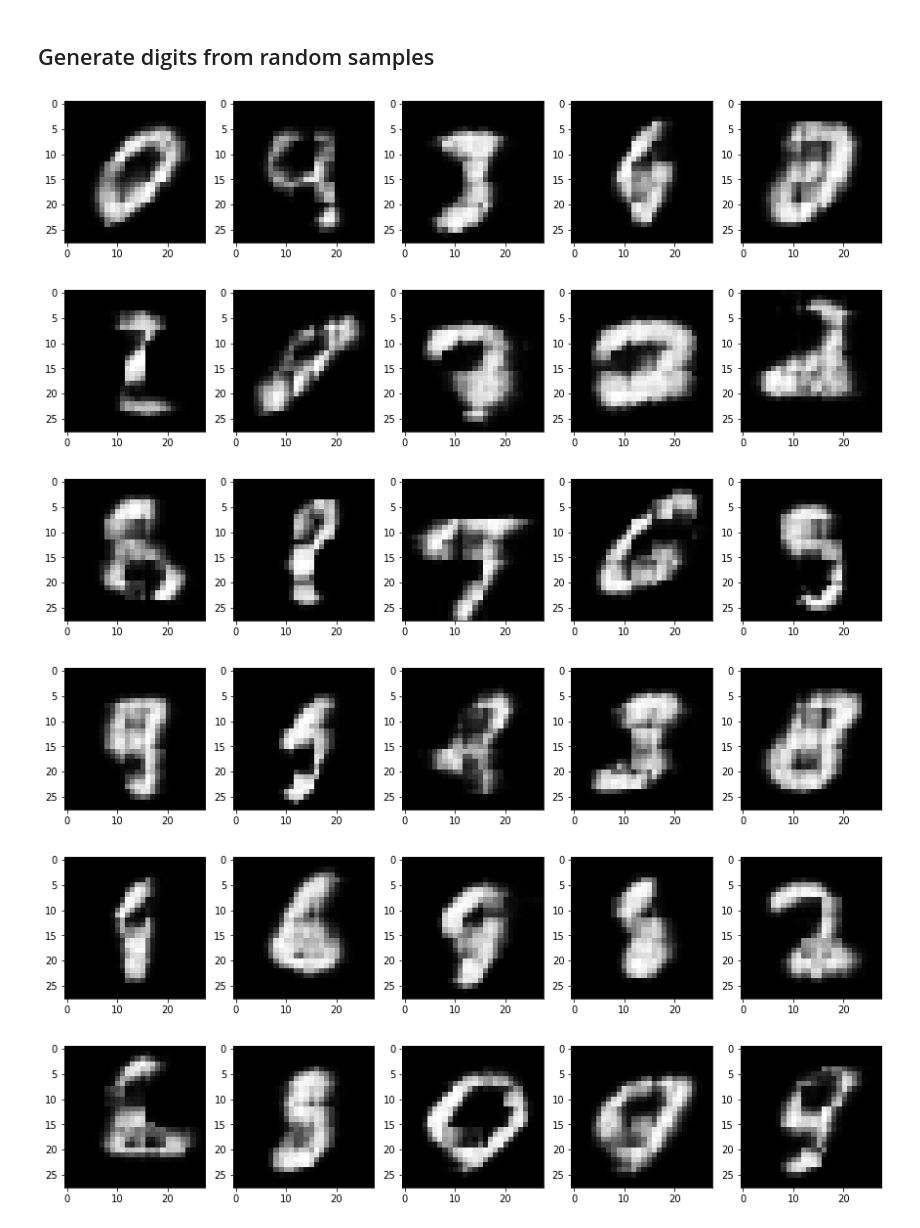
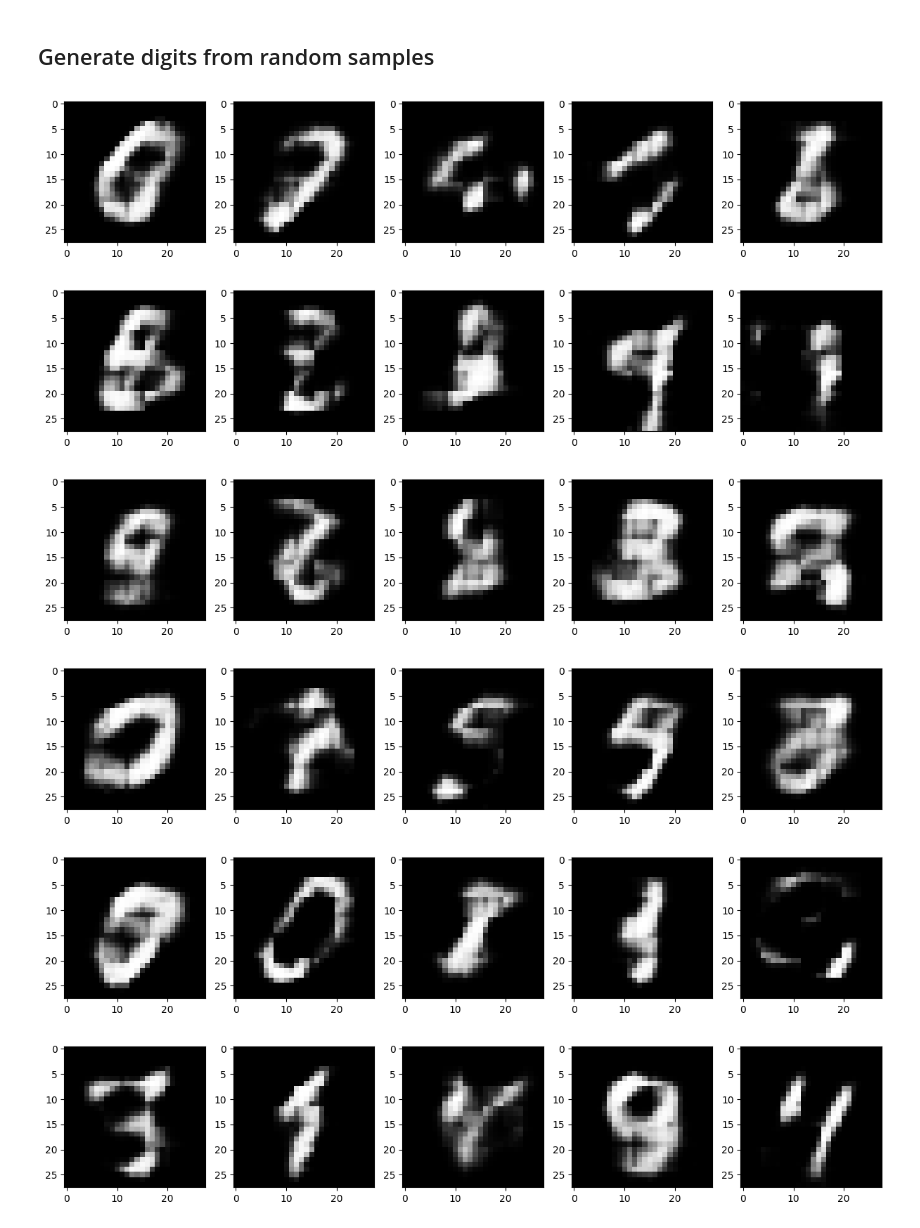
Before and after one commit to DSergiu/pytorch-lightning-beginner, a Jupyter notebook: 05-03-Variational-Autoencoder/Notebook.ipynb, the cells around one changed output. Drawn from its saved outputs; the diff is of its cells as text; code cells hidden in the pictures.

```diff
--- a/05-03-Variational-Autoencoder/Notebook.ipynb
+++ b/05-03-Variational-Autoencoder/Notebook.ipynb
@@ -26,9 +26,9 @@ import utils
 from VariationalAutoEncoder import VariationalAutoEncoder
 
 model_3 = utils.load_trained_model_for_evaluation(VariationalAutoEncoder, 0)
-model_10 = utils.load_trained_model_for_evaluation(VariationalAutoEncoder, 1)
+model_20 = utils.load_trained_model_for_evaluation(VariationalAutoEncoder, 1)
 
-print(model_10)
+print(model_20)
 # %% [output]
 VariationalAutoEncoder(
   (encoder): Sequential(
@@ -55,16 +55,18 @@ Observe that the model is not detetministic!
 # %%
 import torch
 
-print("     Original image <----> 3 Latent variables <----> 10 Latent variables")
+model_3.setup('test')
+
+print("            Original image <-------------> 3 Latent variables <---------------> 20 Latent variables")
 
 for i in range(0, 10):
     orig_img, _ = model_3.mnist_test[i]
     orig_img = orig_img.view(1, 1, 28, 28)
     predicted_img_2, _, _ = model_3(orig_img)
-    predicted_img_10, _, _ = model_10(orig_img)
+    predicted_img_20, _, _ = model_20(orig_img)
     utils.plot_images([
         orig_img.view(28, 28),
         predicted_img_2.detach().view(28, 28),
-        predicted_img_10.detach().view(28, 28)
+        predicted_img_20.detach().view(28, 28)
     ], figsize=(10,10))
 # %% [output]
@@ -82,17 +84,17 @@ for i in range(0, 10):
 # %% [markdown]
 ## Generate digits from random samples
 # %%
-latent_variables = model_10.hparams.latent_variables
+latent_variables = model_20.hparams.latent_variables
 num_samples = 5
 
 for i in range(0, 10):
     x = torch.randn(num_samples, latent_variables)
-    x = model_10.decode(x).detach()
+    x = model_20.decode(x).detach()
     utils.plot_images([x[i,].view(28, 28) for i in range(0, num_samples)], figsize=(num_samples*3,10))
 # %% [output]
-[figure, old version]
+[figure, new version]
-[figure, old version]
+[figure, new version]
-[figure, old version]
+[figure, new version]
-[figure, old version]
+[figure, new version]
-[figure, old version]
+[figure, new version]
-[figure, old version]
+[figure, new version]
```
Also changed, not shown: parts of 5 cells of this notebook, 20 other files.
